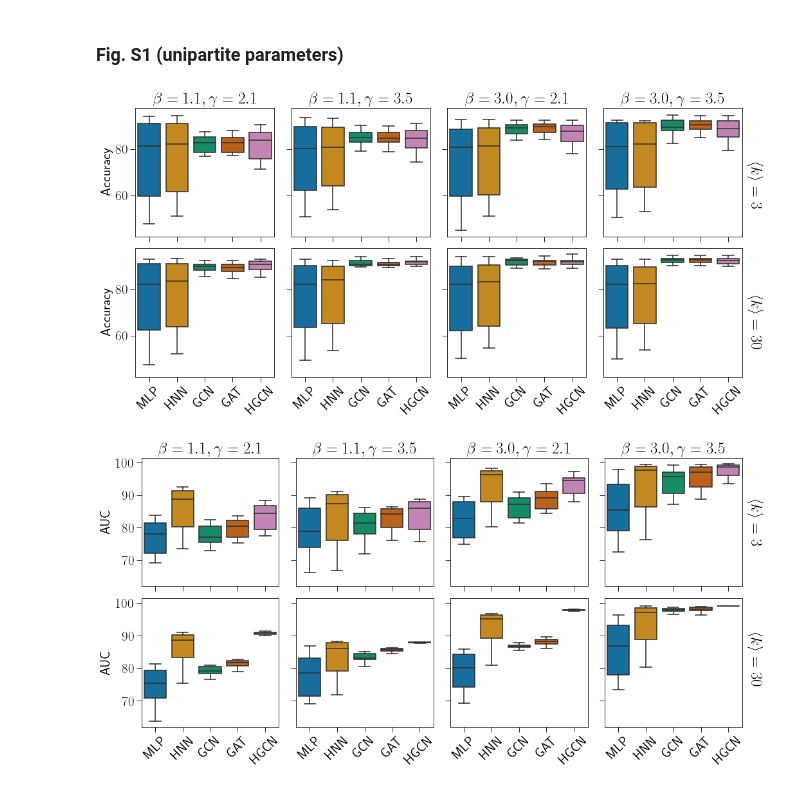
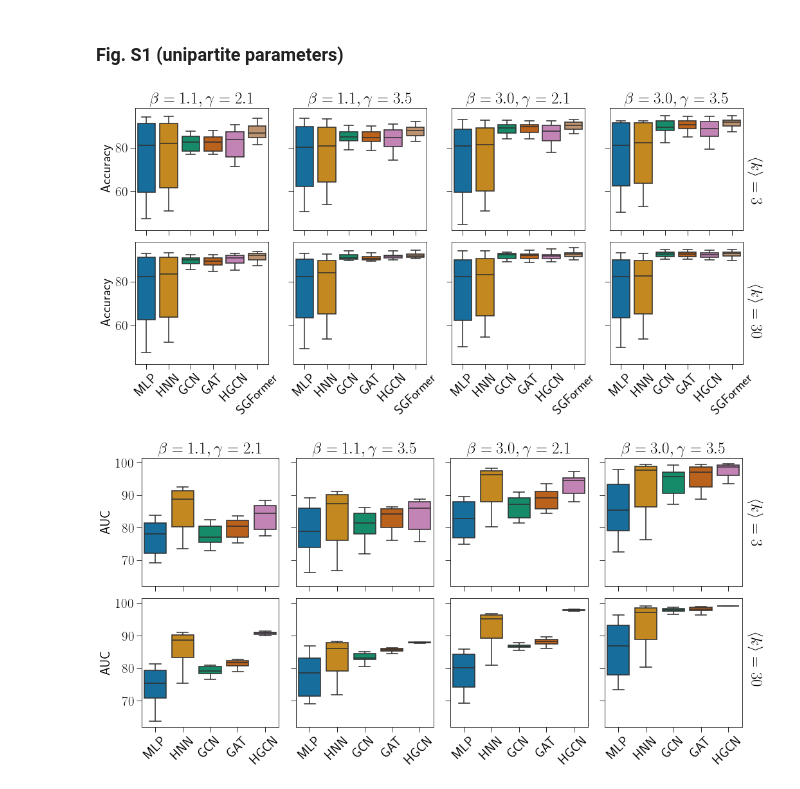
Before and after one commit to networkgeometry/hyperbolic-benchmark-gnn, a Jupyter notebook: notebooks/paper-node-classification-link-prediction-box-plots.ipynb, the cells around one changed output. Drawn from its saved outputs; the diff is of its cells as text; code cells hidden in the pictures.

```diff
--- a/notebooks/paper-node-classification-link-prediction-box-plots.ipynb
+++ b/notebooks/paper-node-classification-link-prediction-box-plots.ipynb
@@ -19,7 +19,6 @@ import re
 import warnings
 warnings.filterwarnings('ignore')
 # %%
-plt.style.use('seaborn-deep')
 plt.rcParams["text.usetex"] = True
 plt.rcParams['text.latex.preamble'] = r'\usepackage{amssymb,amsmath}'
 
@@ -42,6 +41,11 @@ plt.rcParams["xtick.major.size"] = 8
 plt.rcParams["ytick.major.size"] = 8
 # %%
 df_nc = pd.read_csv("../results/results_node_classification.csv")
+
+df_sgformer = pd.read_csv("../results/sgformer_nc.csv")
+df_sgformer = df_sgformer.drop(['i'], axis=1)
+
+df_nc = pd.concat([df_nc, df_sgformer])
 df_nc.head()
 # %% [output]
 |  | model | with_features | nc_test_size | Beta_s | gamma_s | Ns_obs | kmean_s | gamma_n | kmean_n | gamma_f | ... |
@@ -67,7 +78,8 @@ df_lp.head()
 | 3 | GAT_Euclidean | 1.0 | 0.1 | 1.1 | 2.1 | 5000.0 | 3.0 | 2.1 | 3.0 | 3.5 | ... |
 | 4 | GAT_Euclidean | 1.0 | 0.1 | 1.1 | 2.1 | 5000.0 | 3.0 | 2.1 | 30.0 | 2.1 | ... |
 # %%
-my_order = ['MLP_Euclidean', 'HNN_PoincareBall', 'GCN_Euclidean', 'GAT_Euclidean', 'HGCN_PoincareBall']
+my_order = ['MLP_Euclidean', 'HNN_PoincareBall', 'GCN_Euclidean', 'GAT_Euclidean', 'HGCN_PoincareBall',
+            'SGFormer']
 my_colors = list(sns.color_palette("colorblind"))
 my_pallete = dict(zip(my_order, my_colors))
 my_pairs = [
@@ -97,35 +113,37 @@ for label_kmean, group_kmean in df_nc_tmp.groupby('kmean_s'):
         g.set(xlabel='')
 
         # From https://levelup.gitconnected.com/statistics-on-seaborn-plots-with-statannotations-2bfce0394c00
 #         annotator = Annotator(axs[i, j], my_pairs, data=group_beta_gamma,
 #                               x='model', y='accuracy', order=my_order, verbose=False)
 #         annotator.configure(test='Mann-Whitney', text_format='star', loc='outside')
 #         annotator.apply_and_annotate()
 
         if i == 0:
             axs[i, j].set_title(rf'$\beta={{{label_beta_gamma[0]}}}, \gamma={{{label_beta_gamma[1]}}}$')
         xticks = [f"{t.get_text().split('_')[0]}" for t in g.get_xticklabels()]
         g.set_xticklabels(xticks, rotation=45)
         if i == 0:
             g.set(xticklabels=[])
 
         if j == 0:
             g.set(ylabel='Accuracy')
         else:
             g.set(ylabel='')
 
 
         j += 1
 
     # Add kmean label
-    axs[i, j-1].text(4.7, 55, rf'$\left<k\right>={{{label_kmean:.0f}}}$', rotation=270, fontsize=24)
+    axs[i, j-1].text(5.7, 55, rf'$\left<k\right>={{{label_kmean:.0f}}}$', rotation=270, fontsize=24)
     i += 1
 
 plt.tight_layout(pad=0.5)
 
 # plt.savefig("/home/rob/Dropbox/BenchmarkFeatures/Paper/KDD/SI/plots/fig1_unipartite_nc.pdf")
+
+# plt.savefig("/home/rob/Dropbox/BenchmarkFeatures/Paper/IEEE Transaction on neural networks and learning systems/SI_second_round/plots/SI_nc_combined_a_updated.pdf")
 # %% [output]
-[figure, old version]
+[figure, new version]
 # %%
 fig, axs = plt.subplots(2, 4, sharey=True, figsize=(14, 7))
 
```
Also changed, not shown: parts of 19 cells of this notebook, 16 other files.
